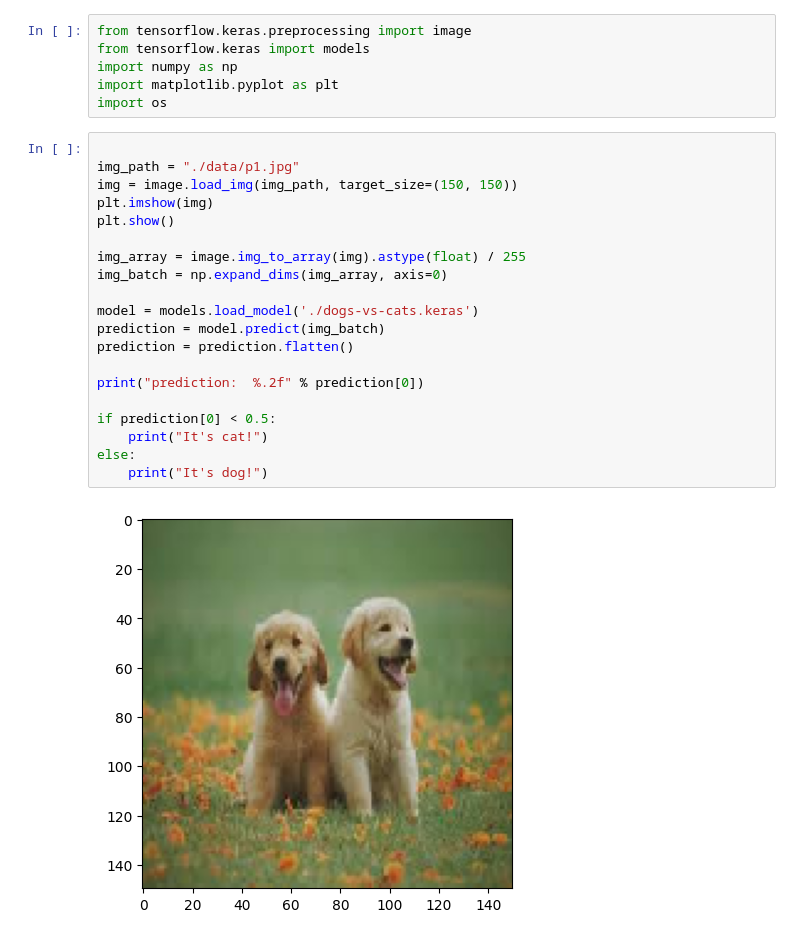
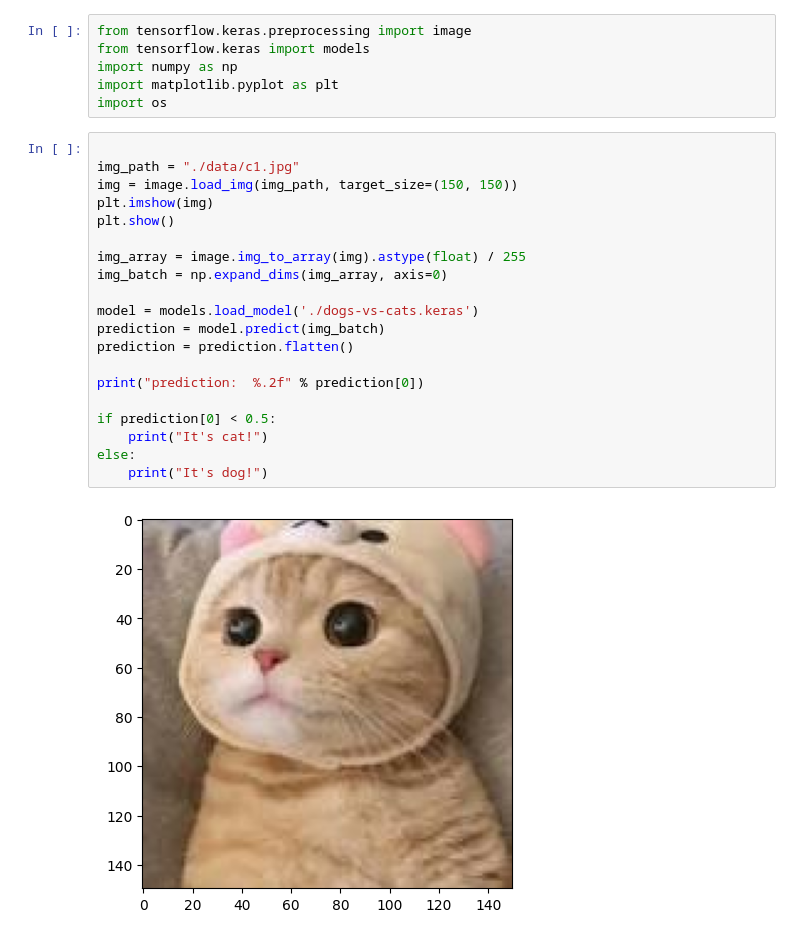
Before and after one commit to SSANTA11/AI_practice, a Jupyter notebook: dogs-vs-cats.ipynb, the cells around one changed output. Cells and saved outputs as stored; diff of their text form.

```diff
--- a/dogs-vs-cats.ipynb
+++ b/dogs-vs-cats.ipynb
@@ -111,23 +125,23 @@ import matplotlib.pyplot as plt
 import os
 # %%
 
-img_path = "./data/p1.jpg"
+img_path = "./data/c1.jpg"
 img = image.load_img(img_path, target_size=(150, 150))
 plt.imshow(img)
 plt.show()
 
 img_array = image.img_to_array(img).astype(float) / 255
 img_batch = np.expand_dims(img_array, axis=0)
 
 model = models.load_model('./dogs-vs-cats.keras')
 prediction = model.predict(img_batch)
 prediction = prediction.flatten()
 
 print("prediction:  %.2f" % prediction[0])
 
 if prediction[0] < 0.5:
     print("It's cat!")
 else:
     print("It's dog!")
 # %% [output]
-[figure, old version]
+[figure, new version]
```
Also changed, not shown: parts of 11 cells of this notebook, 1 other file.
